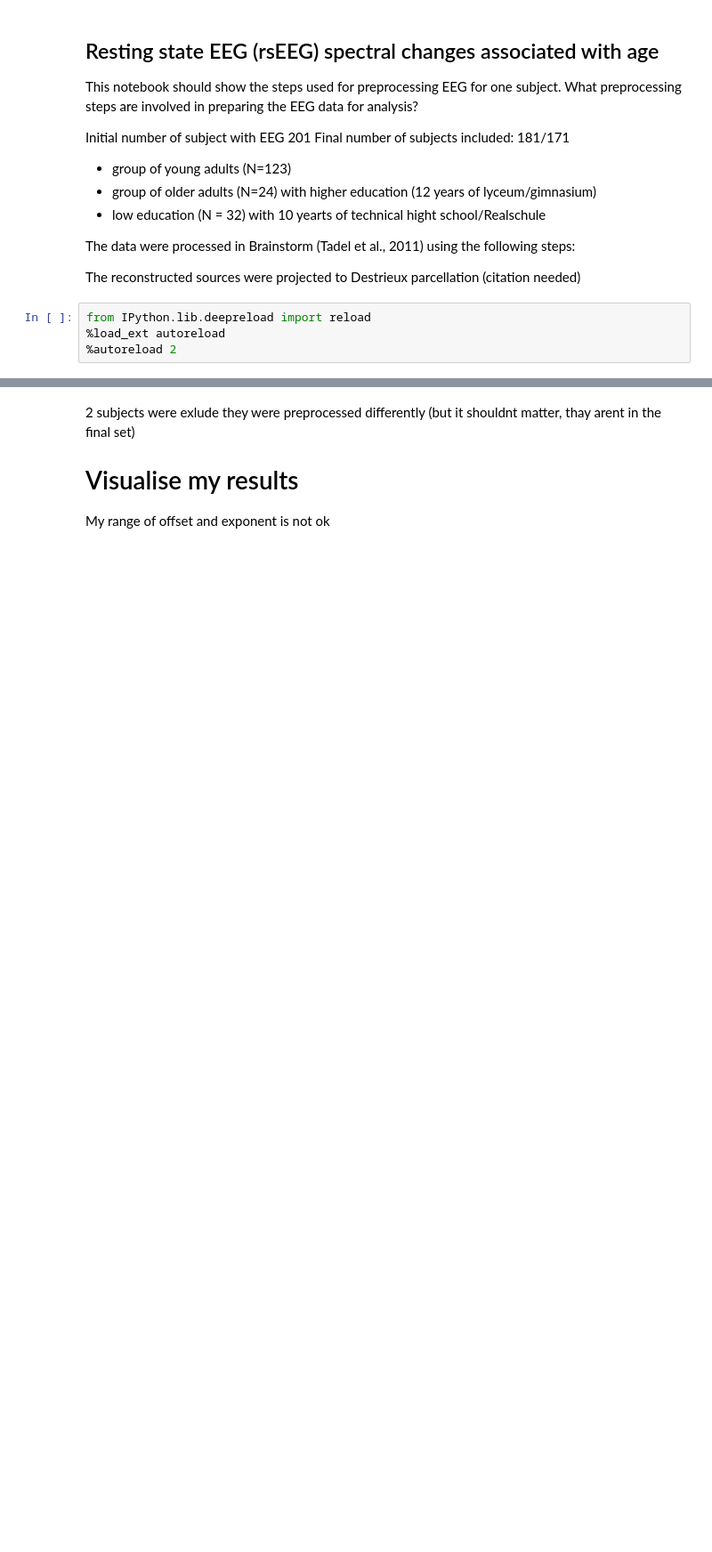
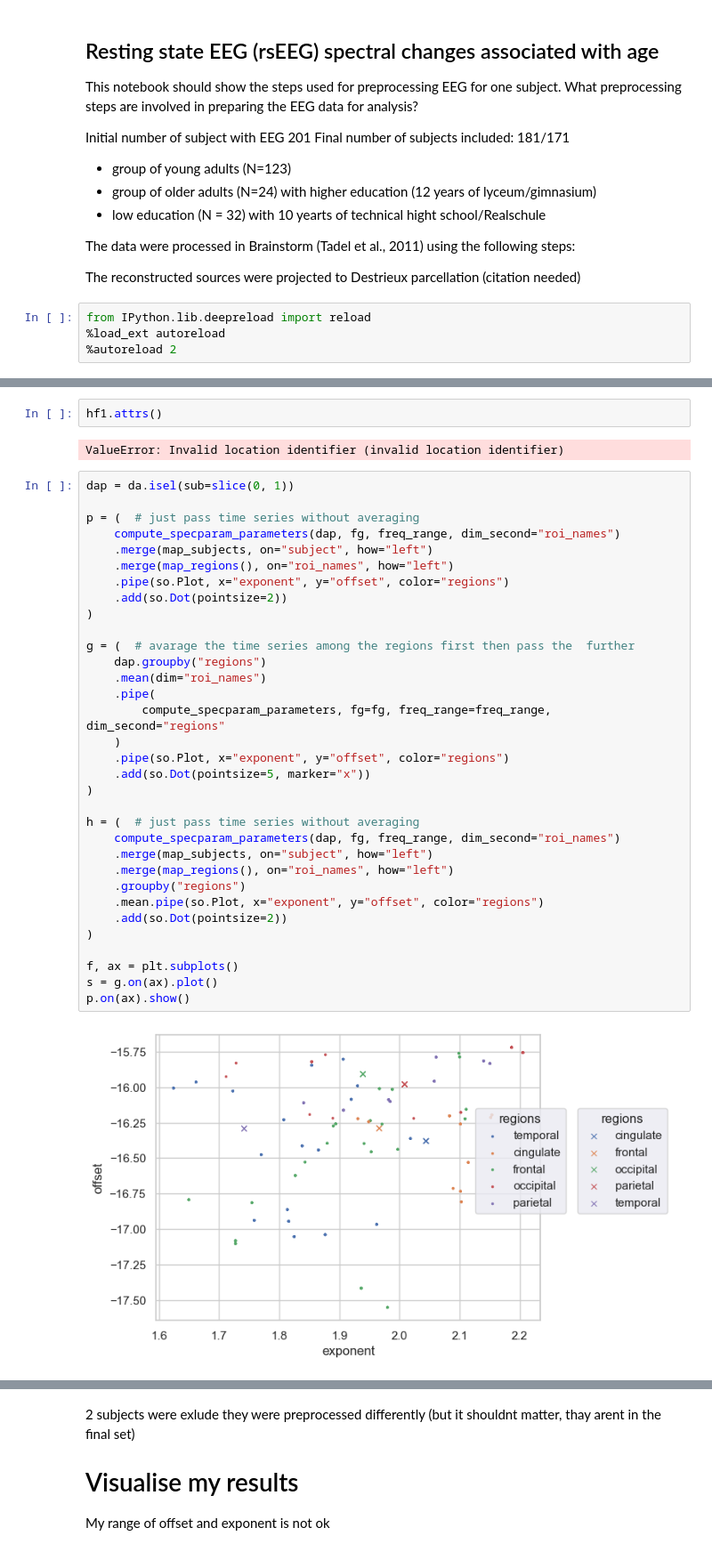
Before and after one commit to danieltomasz/ephys-poirot-analysis, a Jupyter notebook: studies/Montemurro_LEMON_rsEEG_aperiodic.ipynb, the cells around one changed output, grey strips where cells are left out. Shown at 89% size. Cells and saved outputs as stored; diff of their text form; blank space fills up the shorter version.

```diff
--- a/studies/Montemurro_LEMON_rsEEG_aperiodic.ipynb
+++ b/studies/Montemurro_LEMON_rsEEG_aperiodic.ipynb
@@ -200 +198,40 @@ p.on(ax).show()
+# %%
+hf1.attrs()
+# %% [output]
+ValueError: Invalid location identifier (invalid location identifier)
+# %%
+dap = da.isel(sub=slice(0, 1))
+
+p = (  # just pass time series without averaging
+    compute_specparam_parameters(dap, fg, freq_range, dim_second="roi_names")
+    .merge(map_subjects, on="subject", how="left")
+    .merge(map_regions(), on="roi_names", how="left")
+    .pipe(so.Plot, x="exponent", y="offset", color="regions")
+    .add(so.Dot(pointsize=2))
+)
+
+g = (  # avarage the time series among the regions first then pass the  further
+    dap.groupby("regions")
+    .mean(dim="roi_names")
+    .pipe(
+        compute_specparam_parameters, fg=fg, freq_range=freq_range, dim_second="regions"
+    )
+    .pipe(so.Plot, x="exponent", y="offset", color="regions")
+    .add(so.Dot(pointsize=5, marker="x"))
+)
+
+h = (  # just pass time series without averaging
+    compute_specparam_parameters(dap, fg, freq_range, dim_second="roi_names")
+    .merge(map_subjects, on="subject", how="left")
+    .merge(map_regions(), on="roi_names", how="left")
+    .groupby("regions")
+    .mean.pipe(so.Plot, x="exponent", y="offset", color="regions")
+    .add(so.Dot(pointsize=2))
+)
+
+f, ax = plt.subplots()
+s = g.on(ax).plot()
+p.on(ax).show()
+# %% [output]
+[figure, added]
 # %%
```
Also changed, not shown: parts of 19 cells of this notebook, 3 other files.
